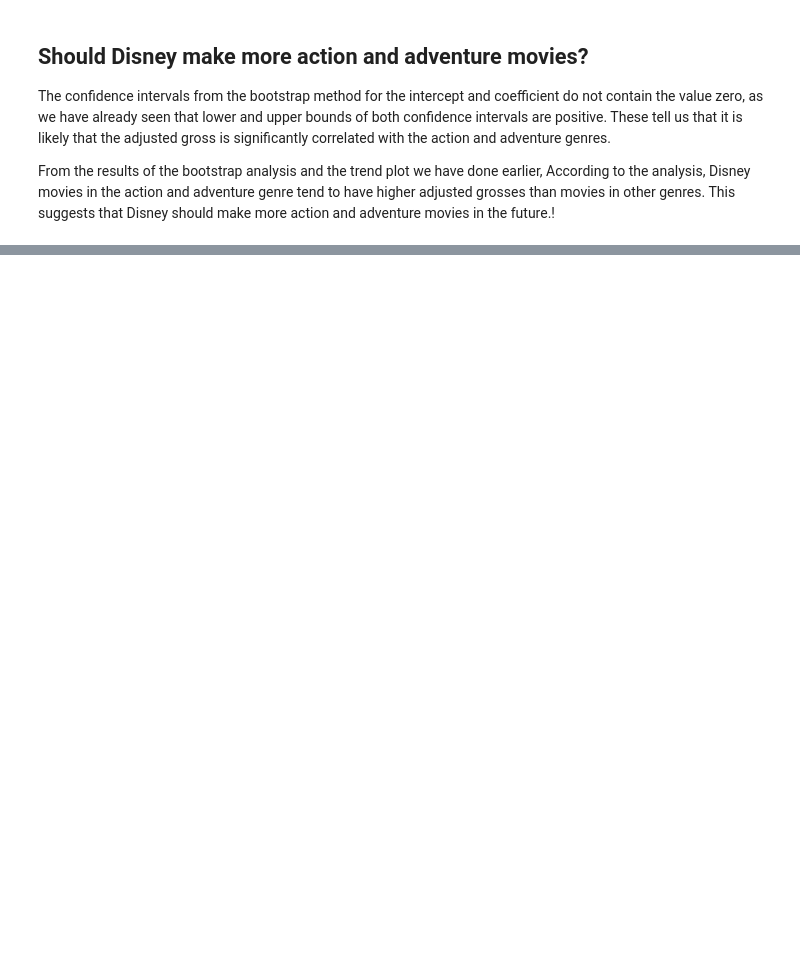
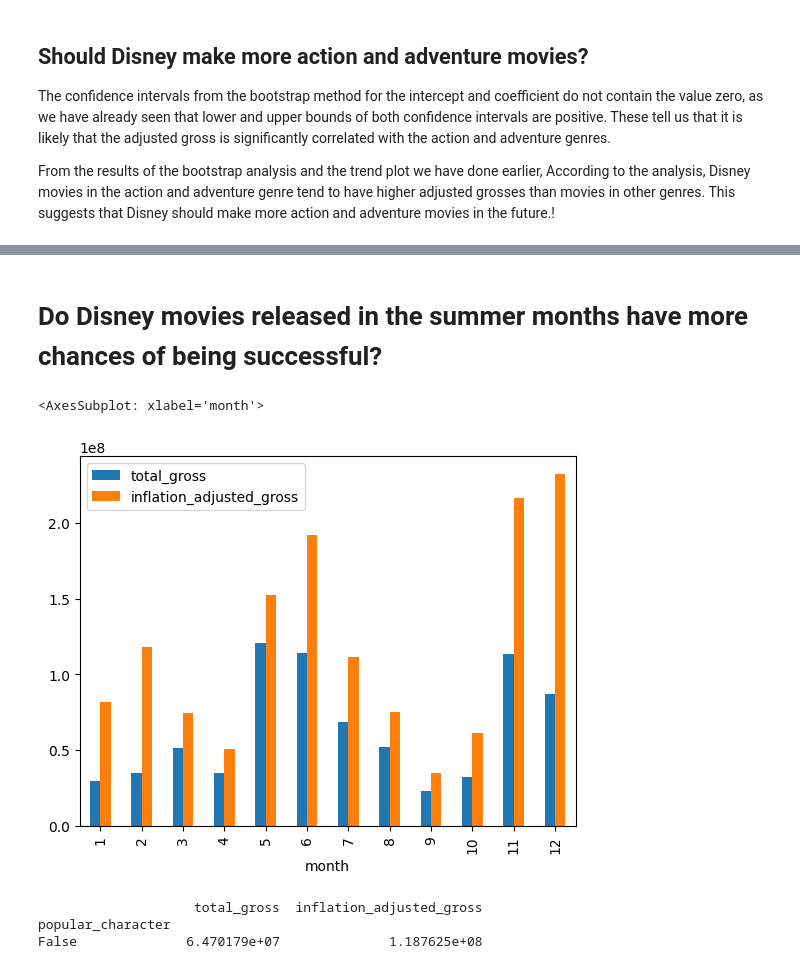
Before and after one commit to ds-osorno/Disney, a Jupyter notebook: disney.ipynb, the cells around one changed output, grey strips where cells are left out. Cells and saved outputs as stored; diff of their text form; code cells hidden in the pictures; blank space fills up the shorter version.

```diff
--- a/disney.ipynb
+++ b/disney.ipynb
@@ -185,0 +205,19 @@ print(confidence_interval_adventure)
+# %% [markdown]
+# Do Disney movies released in the summer months have more chances of being successful?
+# %%
+
+gross["month"] = gross["release_date"].dt.month
+month_gross = gross.groupby("month").mean()[["total_gross", "inflation_adjusted_gross"]]
+month_gross.plot.bar()
+# %% [output]
+<AxesSubplot: xlabel='month'>
+[figure, added]
+# %%
+# Do Disney movies with popular Disney Channel characters have more chances of being successful?
+gross["popular_character"] = gross["movie_title"].str.contains("Disney Channel")
+character_gross = gross.groupby("popular_character").mean()[["total_gross", "inflation_adjusted_gross"]]
+print(character_gross)
+# %% [output]
+                    total_gross  inflation_adjusted_gross
+popular_character
+False              6.470179e+07              1.187625e+08
```
Also changed, not shown: parts of 3 cells of this notebook.
